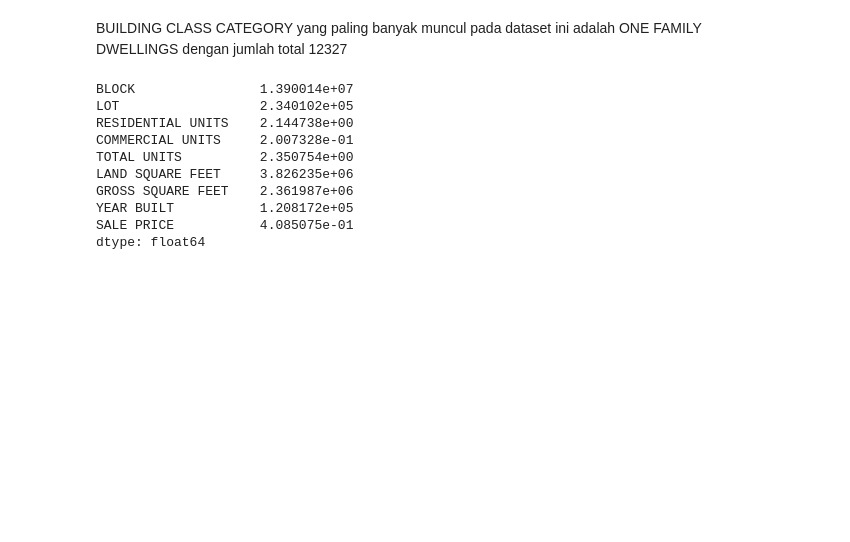
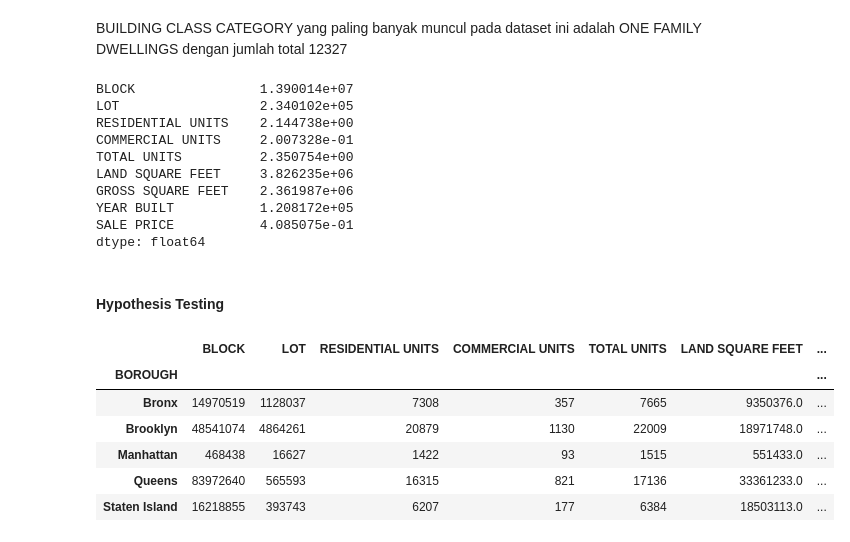
Before and after one commit to safiraauliar/Assignment-DataScience-Hacktiv8, a Jupyter notebook: PYTN_Assgn_2_03_SafiraAuliaRohmah.ipynb, the cells around one changed output. Saved outputs shown, nothing was run; the diff lists cells and outputs as text; code cells hidden in the pictures; blank space fills up the shorter version.

Commit message:
add hypothesis testing

```diff
--- a/PYTN_Assgn_2_03_SafiraAuliaRohmah.ipynb
+++ b/PYTN_Assgn_2_03_SafiraAuliaRohmah.ipynb
@@ -443,3 +444,16 @@ GROSS SQUARE FEET    2.361987e+06
 YEAR BUILT           1.208172e+05
 SALE PRICE           4.085075e-01
 dtype: float64
+# %% [markdown]
+#### Hypothesis Testing
+# %%
+df_borough = df.groupby('BOROUGH', axis=0).sum()
+df_borough
+# %% [output]
+|  | BLOCK | LOT | RESIDENTIAL UNITS | COMMERCIAL UNITS | TOTAL UNITS | LAND SQUARE FEET | ... |
+| BOROUGH |  |  |  |  |  |  | ... |
+| Bronx | 14970519 | 1128037 | 7308 | 357 | 7665 | 9350376.0 | ... |
+| Brooklyn | 48541074 | 4864261 | 20879 | 1130 | 22009 | 18971748.0 | ... |
+| Manhattan | 468438 | 16627 | 1422 | 93 | 1515 | 551433.0 | ... |
+| Queens | 83972640 | 565593 | 16315 | 821 | 17136 | 33361233.0 | ... |
+| Staten Island | 16218855 | 393743 | 6207 | 177 | 6384 | 18503113.0 | ... |
```
Also changed, not shown: parts of 7 cells of this notebook.
